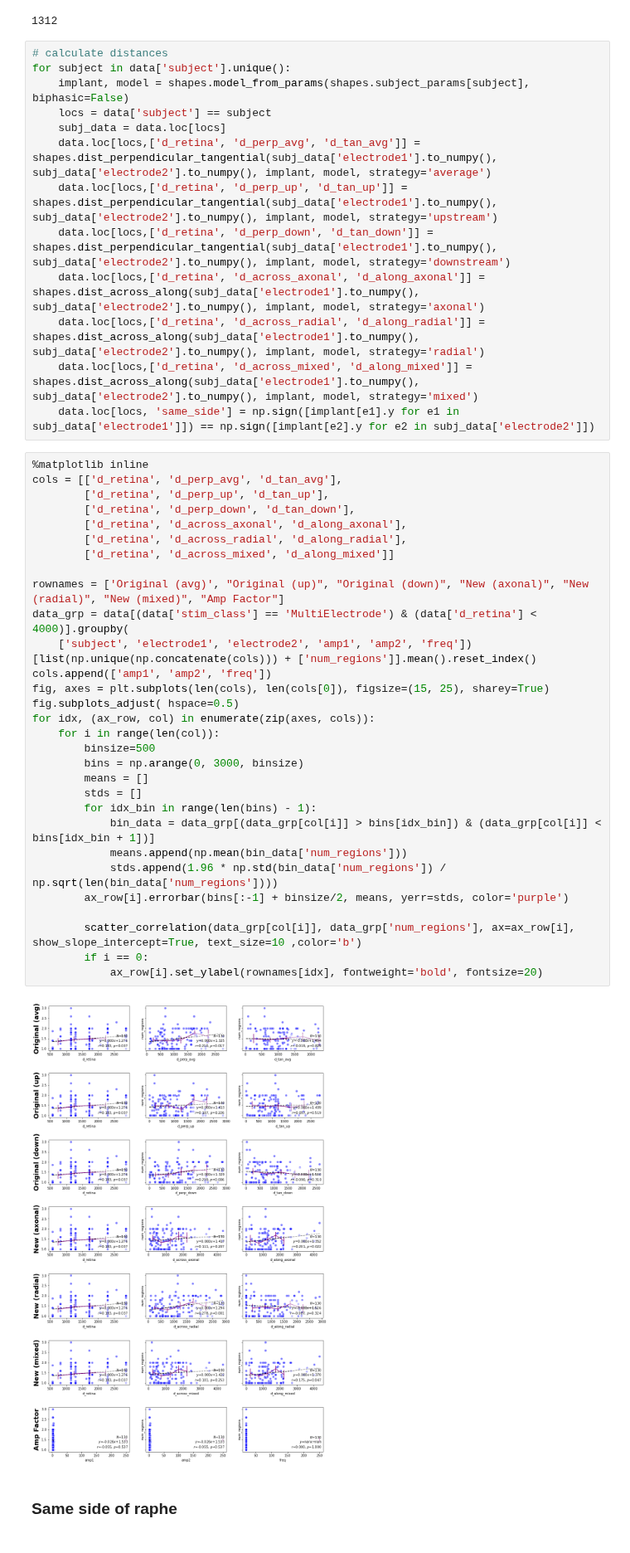
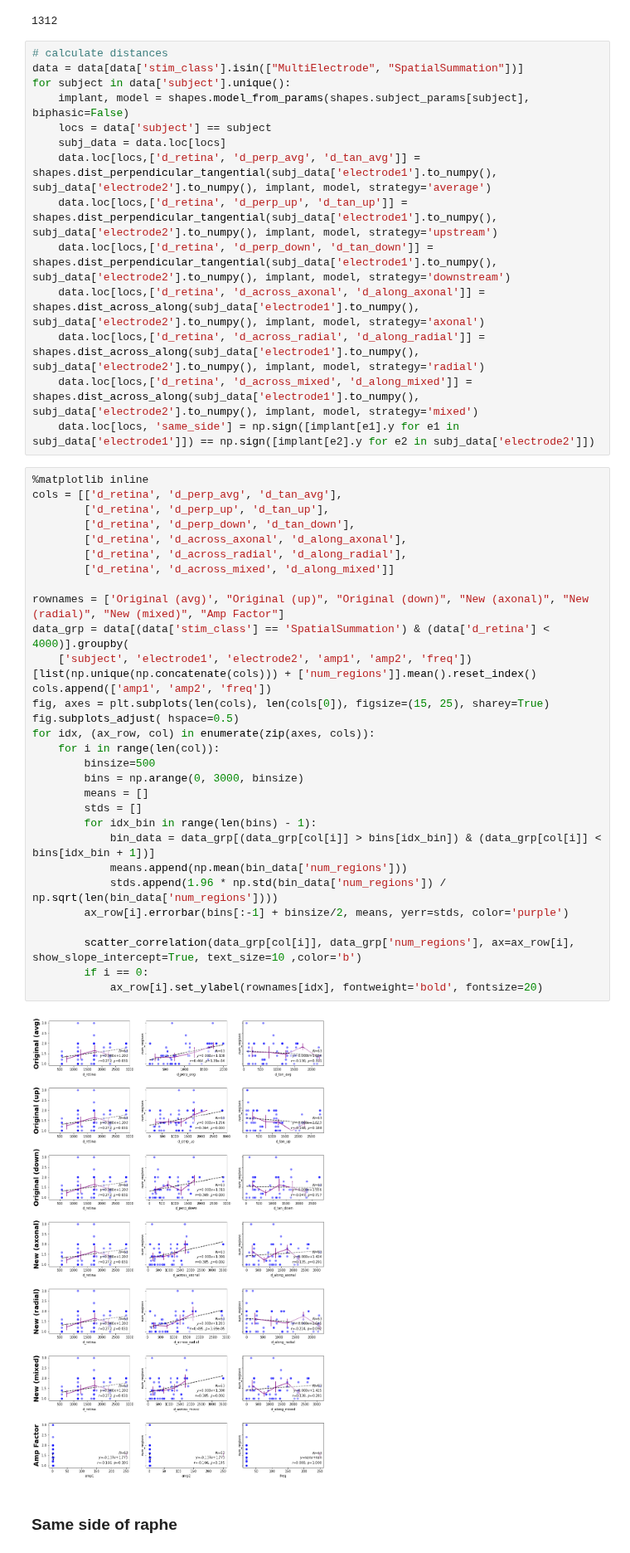
Before and after one commit to bionicvisionlab/shapes, a Jupyter notebook: notebooks/Distances.ipynb, the cells around one changed output. Shown at 83% size. Cells and saved outputs as stored; diff of their text form.

```diff
--- a/notebooks/Distances.ipynb
+++ b/notebooks/Distances.ipynb
@@ -44,6 +44,7 @@ len(data[data['stim_class'] == "MultiElectrode"])
 1312
 # %%
 # calculate distances
+data = data[data['stim_class'].isin(["MultiElectrode", "SpatialSummation"])]
 for subject in data['subject'].unique():
     implant, model = shapes.model_from_params(shapes.subject_params[subject], biphasic=False)
     locs = data['subject'] == subject
@@ -58,35 +59,35 @@ for subject in data['subject'].unique():
 # %%
 %matplotlib inline
 cols = [['d_retina', 'd_perp_avg', 'd_tan_avg'],
         ['d_retina', 'd_perp_up', 'd_tan_up'],
         ['d_retina', 'd_perp_down', 'd_tan_down'],
         ['d_retina', 'd_across_axonal', 'd_along_axonal'],
         ['d_retina', 'd_across_radial', 'd_along_radial'],
         ['d_retina', 'd_across_mixed', 'd_along_mixed']]
 
 rownames = ['Original (avg)', "Original (up)", "Original (down)", "New (axonal)", "New (radial)", "New (mixed)", "Amp Factor"]
-data_grp = data[(data['stim_class'] == 'MultiElectrode') & (data['d_retina'] < 4000)].groupby(
+data_grp = data[(data['stim_class'] == 'SpatialSummation') & (data['d_retina'] < 4000)].groupby(
     ['subject', 'electrode1', 'electrode2', 'amp1', 'amp2', 'freq'])[list(np.unique(np.concatenate(cols))) + ['num_regions']].mean().reset_index()
 cols.append(['amp1', 'amp2', 'freq'])
 fig, axes = plt.subplots(len(cols), len(cols[0]), figsize=(15, 25), sharey=True)
 fig.subplots_adjust( hspace=0.5)
 for idx, (ax_row, col) in enumerate(zip(axes, cols)):
     for i in range(len(col)):
         binsize=500
         bins = np.arange(0, 3000, binsize)
         means = []
         stds = []
         for idx_bin in range(len(bins) - 1):
             bin_data = data_grp[(data_grp[col[i]] > bins[idx_bin]) & (data_grp[col[i]] < bins[idx_bin + 1])]
             means.append(np.mean(bin_data['num_regions']))
             stds.append(1.96 * np.std(bin_data['num_regions']) / np.sqrt(len(bin_data['num_regions'])))
         ax_row[i].errorbar(bins[:-1] + binsize/2, means, yerr=stds, color='purple')
 
         scatter_correlation(data_grp[col[i]], data_grp['num_regions'], ax=ax_row[i], show_slope_intercept=True, text_size=10 ,color='b')
         if i == 0:
             ax_row[i].set_ylabel(rownames[idx], fontweight='bold', fontsize=20)
 # %% [output]
-[figure, old version]
+[figure, new version]
 # %% [markdown]
 ### Same side of raphe
 # %%
```
